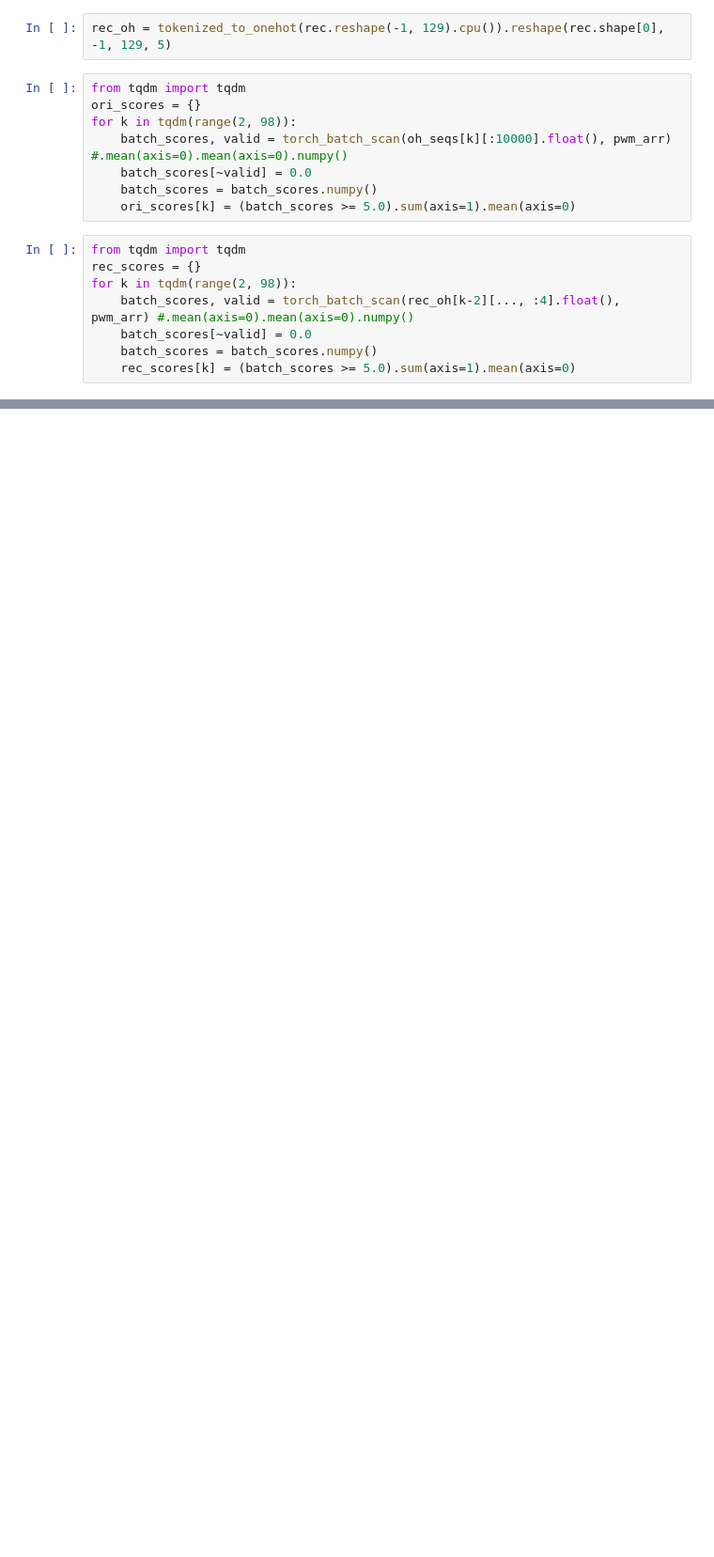
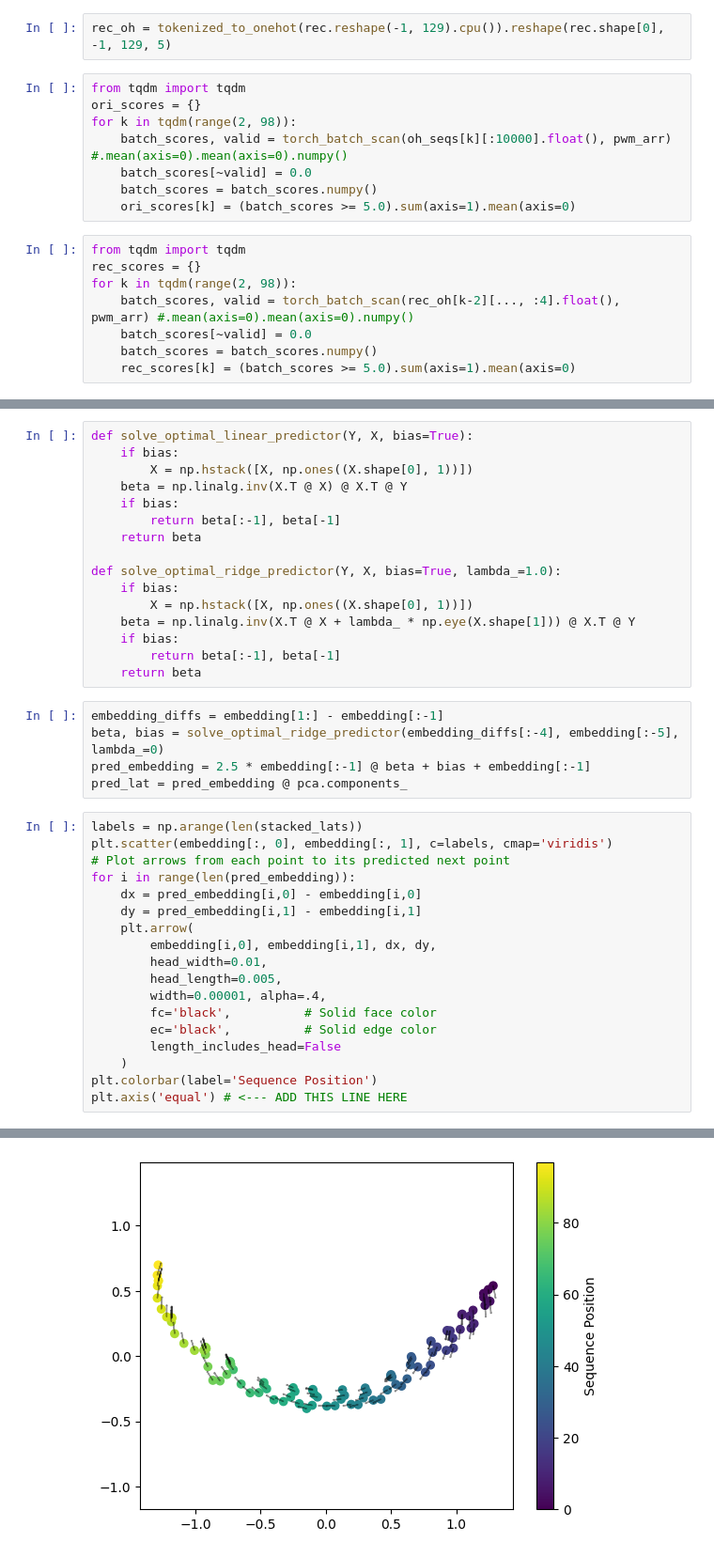
Before and after one commit to njwfish/DistributionEmbeddings, a Jupyter notebook: notebooks/gpra.ipynb, the cells around one changed output, grey strips where cells are left out. Shown at 94% size. Drawn from its saved outputs; the diff is of its cells as text; blank space fills up the shorter version.

```diff
--- a/notebooks/gpra.ipynb
+++ b/notebooks/gpra.ipynb
@@ -402,0 +396,40 @@ NameError: name 'ax' is not defined
+# %%
+def solve_optimal_linear_predictor(Y, X, bias=True):
+    if bias:
+        X = np.hstack([X, np.ones((X.shape[0], 1))])
+    beta = np.linalg.inv(X.T @ X) @ X.T @ Y
+    if bias:
+        return beta[:-1], beta[-1]
+    return beta
+
+def solve_optimal_ridge_predictor(Y, X, bias=True, lambda_=1.0):
+    if bias:
+        X = np.hstack([X, np.ones((X.shape[0], 1))])
+    beta = np.linalg.inv(X.T @ X + lambda_ * np.eye(X.shape[1])) @ X.T @ Y
+    if bias:
+        return beta[:-1], beta[-1]
+    return beta
+# %%
+embedding_diffs = embedding[1:] - embedding[:-1]
+beta, bias = solve_optimal_ridge_predictor(embedding_diffs[:-4], embedding[:-5], lambda_=0)
+pred_embedding = 2.5 * embedding[:-1] @ beta + bias + embedding[:-1]
+pred_lat = pred_embedding @ pca.components_
+# %%
+labels = np.arange(len(stacked_lats))
+plt.scatter(embedding[:, 0], embedding[:, 1], c=labels, cmap='viridis')
+# Plot arrows from each point to its predicted next point
+for i in range(len(pred_embedding)):
+    dx = pred_embedding[i,0] - embedding[i,0]
+    dy = pred_embedding[i,1] - embedding[i,1]
+    plt.arrow(
+        embedding[i,0], embedding[i,1], dx, dy,
+        head_width=0.01,
+        head_length=0.005,
+        width=0.00001, alpha=.4,
+        fc='black',          # Solid face color
+        ec='black',          # Solid edge color
+        length_includes_head=False
+    )
+plt.colorbar(label='Sequence Position')
+plt.axis('equal') # <--- ADD THIS LINE HERE
+# %% [output]
@@ -402,0 +440 @@ NameError: name 'ax' is not defined
+[figure, added]
```
Also changed, not shown: parts of 19 cells of this notebook, 9 other files.
